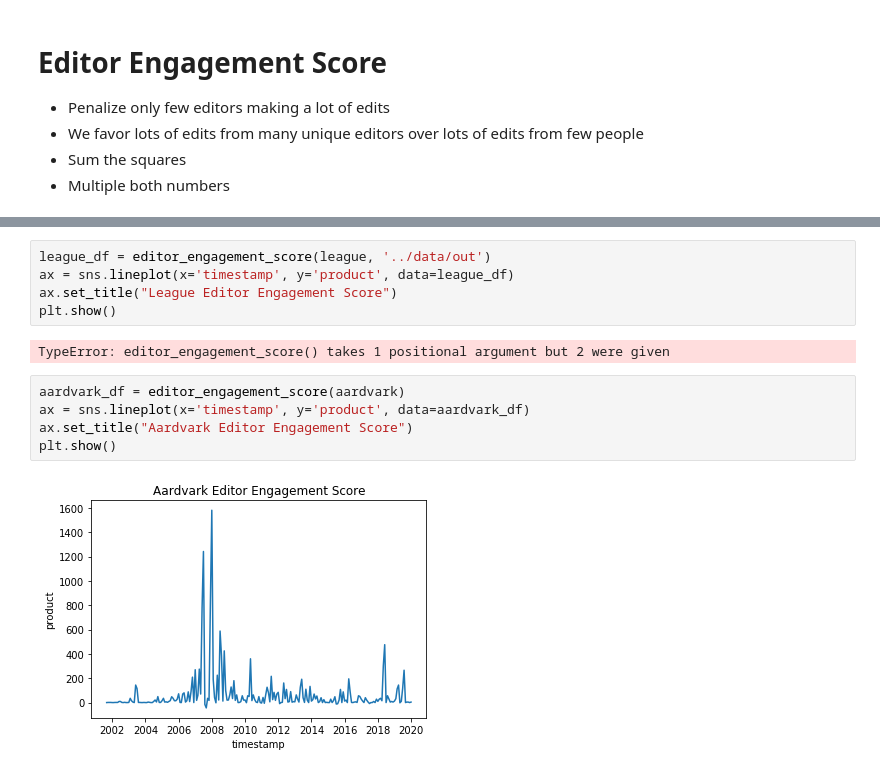
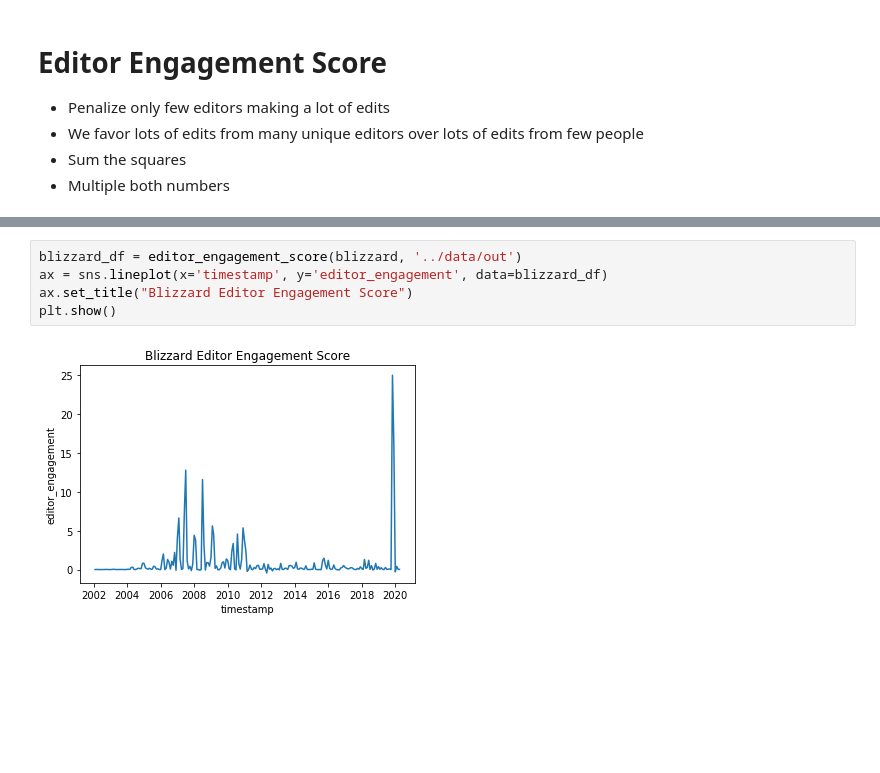
Before and after one commit to Jonwlin/DSC180B, a Jupyter notebook: notebooks/CleanedWikiPopularity.ipynb, the cells around one changed output, grey strips where cells are left out. Saved outputs shown, nothing was run; the diff lists cells and outputs as text; blank space fills up the shorter version.

```diff
--- a/notebooks/CleanedWikiPopularity.ipynb
+++ b/notebooks/CleanedWikiPopularity.ipynb
@@ -150,14 +134,7 @@ SyntaxError: EOL while scanning string literal (<ipython-input-48-61b8626ca68b>,
 # %%
-league_df = editor_engagement_score(league, '../data/out')
-ax = sns.lineplot(x='timestamp', y='product', data=league_df)
-ax.set_title("League Editor Engagement Score")
+blizzard_df = editor_engagement_score(blizzard, '../data/out')
+ax = sns.lineplot(x='timestamp', y='editor_engagement', data=blizzard_df)
+ax.set_title("Blizzard Editor Engagement Score")
 plt.show()
 # %% [output]
-TypeError: editor_engagement_score() takes 1 positional argument but 2 were given
+[figure, added]
-# %%
-aardvark_df = editor_engagement_score(aardvark)
-ax = sns.lineplot(x='timestamp', y='product', data=aardvark_df)
-ax.set_title("Aardvark Editor Engagement Score")
-plt.show()
-# %% [output]
-[figure, removed]
```
Also changed, not shown: parts of 24 cells of this notebook, 6 other files.
